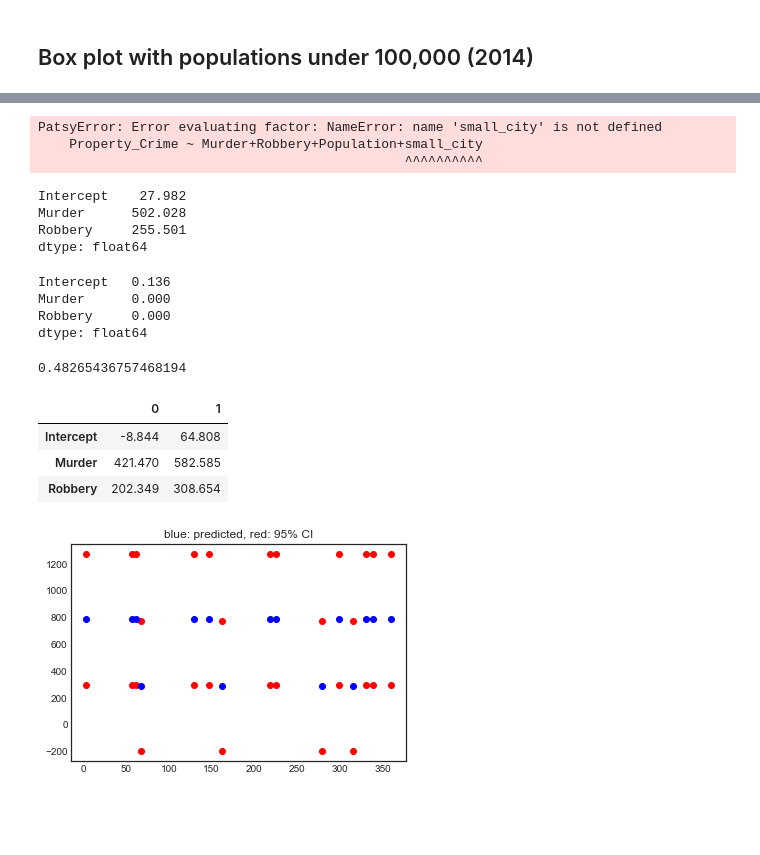
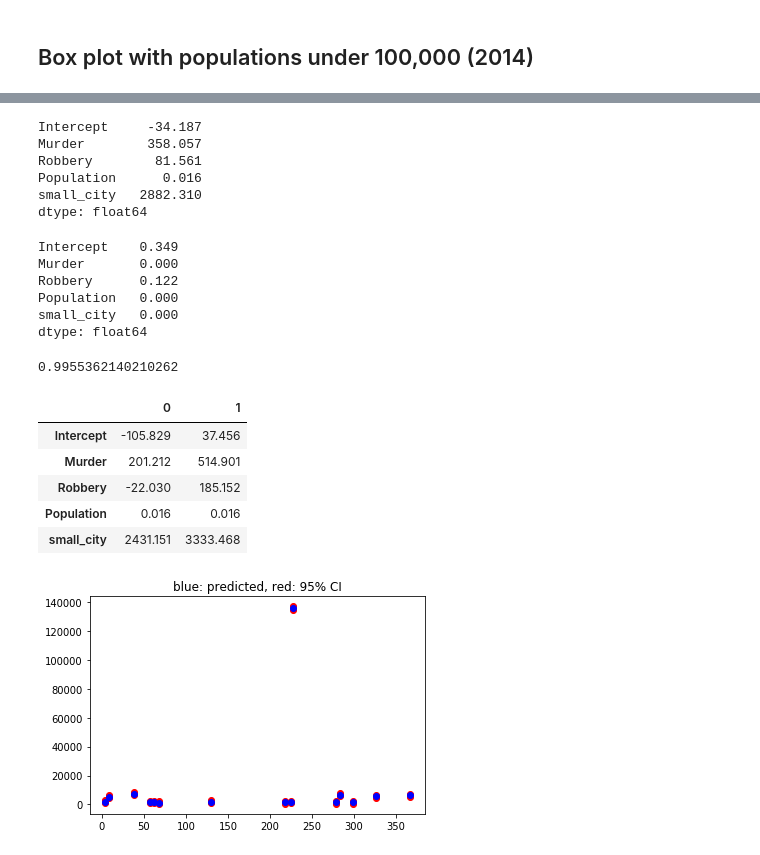
Before and after one commit to ezzanger/Unit2-Lesson-5-Drills-Challenge, a Jupyter notebook: Lesson 5 - Test Drills.ipynb, the cells around one changed output, grey strips where cells are left out. Cells and saved outputs as stored; diff of their text form; code cells hidden in the pictures; blank space fills up the shorter version.

```diff
--- a/Lesson 5 - Test Drills.ipynb
+++ b/Lesson 5 - Test Drills.ipynb
@@ -352,8 +352,7 @@ crime14 = pd.read_csv('C://Users/ezzan/Downloads/Table_8_Offenses_Known_to_Law_E
 # %%
 crime14= crime14[0:369]
 crime2014 = crime14.fillna(value=0)
-crime2014 = []
-crime2014 = crime14[['Population']]
+crime2014['Population']= crime14[['Population']]
 crime2014['Murder'] = crime14[['Murder and\nnonnegligent\nmanslaughter']]
 crime2014['Robbery'] = crime14[['Robbery']]
 crime2014['Property_Crime'] = crime14[['Property\ncrime']]
@@ -468,5 +419,6 @@ under100k.boxplot(column = 'Population')
 # %%
 crime2014['small_city']= crime2014['Population'].apply(lambda x:1 if x > 100000 else 0)
+crime2014= crime2014.dropna()
 # %%
 regr = linear_model.LinearRegression()
 Y = crime2014["Property_Crime"]
@@ -485,44 +465,46 @@ ValueError: Input contains NaN, infinity or a value too large for dtype('float64
 # %%
 linear_formula = 'Property_Crime ~ Murder+Robbery+Population+small_city'
 # Fit the model to our data using the formula.
-lms = smf.ols(formula=linear_formula, data=under100k).fit()
+lms = smf.ols(formula=linear_formula, data=crime2014).fit()
-# %% [output]
-PatsyError: Error evaluating factor: NameError: name 'small_city' is not defined
-    Property_Crime ~ Murder+Robbery+Population+small_city
-                                               ^^^^^^^^^^
 # %%
 lms. params
 # %% [output]
-Intercept    27.982
-Murder      502.028
-Robbery     255.501
+Intercept     -34.187
+Murder        358.057
+Robbery        81.561
+Population      0.016
+small_city   2882.310
 dtype: float64
 # %%
 lms.pvalues
 # %% [output]
-Intercept   0.136
-Murder      0.000
-Robbery     0.000
+Intercept    0.349
+Murder       0.000
+Robbery      0.122
+Population   0.000
+small_city   0.000
 dtype: float64
 # %%
-lm.rsquared
+lms.rsquared
 # %% [output]
-0.48265436757468194
+0.9955362140210262
 # %%
-lm.conf_int()
+lms.conf_int()
 # %% [output]
 |  | 0 | 1 |
-| Intercept | -8.844 | 64.808 |
-| Murder | 421.470 | 582.585 |
-| Robbery | 202.349 | 308.654 |
+| Intercept | -105.829 | 37.456 |
+| Murder | 201.212 | 514.901 |
+| Robbery | -22.030 | 185.152 |
+| Population | 0.016 | 0.016 |
+| small_city | 2431.151 | 3333.468 |
 # %%
-prstd, iv_l, iv_u = wls_prediction_std(lm)
+prstd, iv_l, iv_u = wls_prediction_std(lms)
 
 plt.figure()
 plt.plot(iv_u[0:15], 'o', color='r')
 plt.plot(iv_l[0:15], 'o', color='r')
-plt.plot(lm.fittedvalues[0:15], 'o', color='b')
+plt.plot(lms.fittedvalues[0:15], 'o', color='b')
 plt.title('blue: predicted, red: 95% CI')
 plt.show()
 # %% [output]
-[figure, old version]
+[figure, new version]
```
Also changed, not shown: parts of 7 cells of this notebook.
